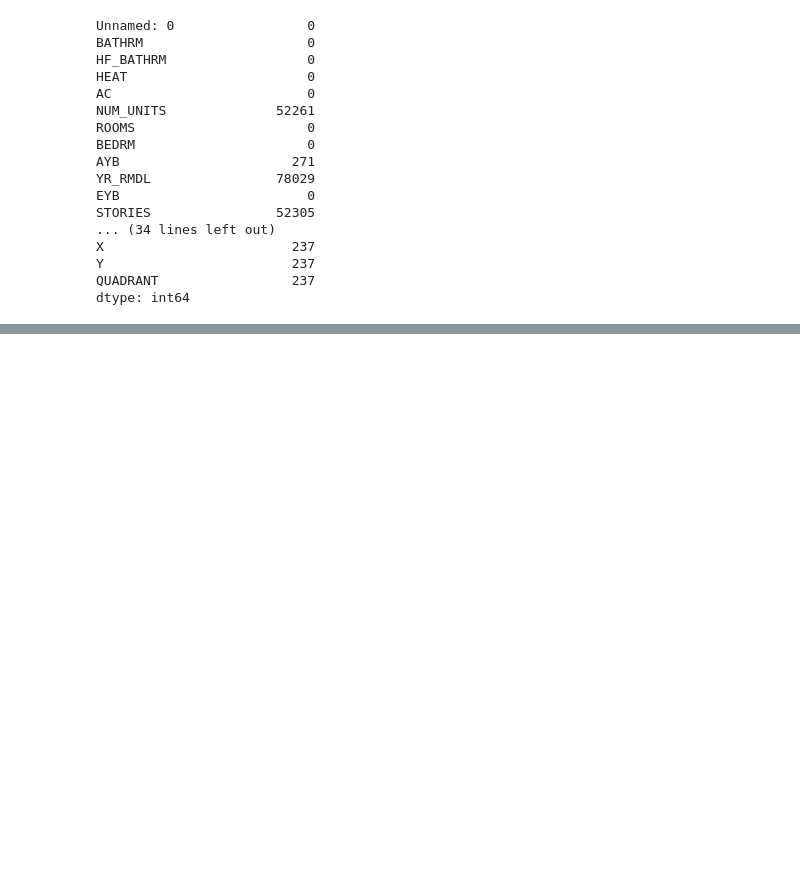
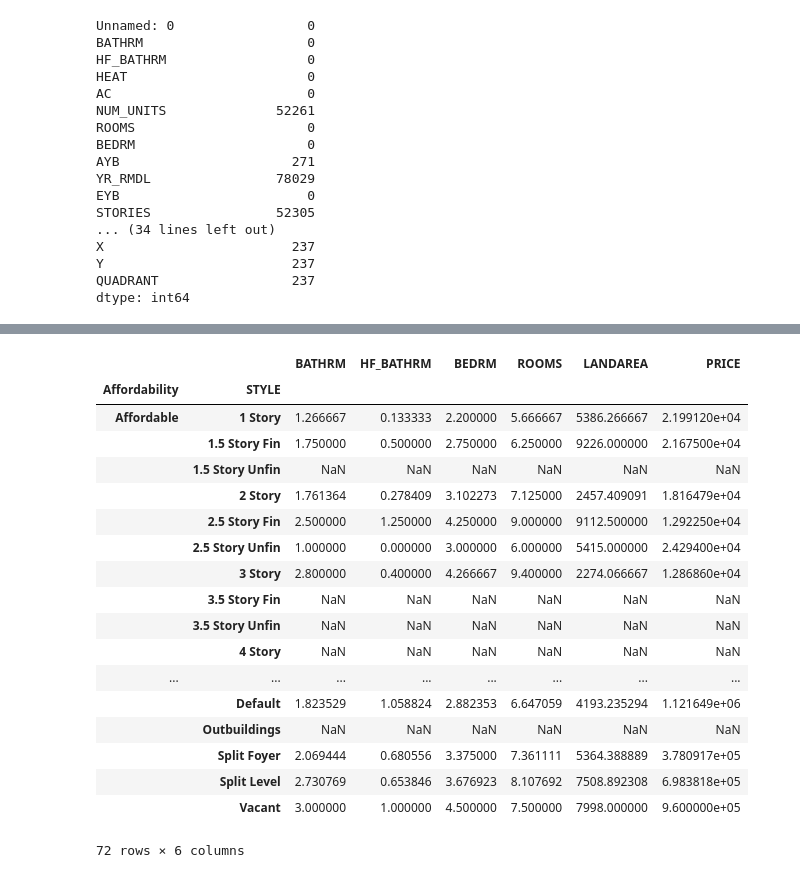
Before and after one commit to vietmyke/DataCamp, a Jupyter notebook: Project1.ipynb, the cells around one changed output, grey strips where cells are left out. Cells and saved outputs as stored; diff of their text form; code cells hidden in the pictures; blank space fills up the shorter version.

```diff
--- a/Project1.ipynb
+++ b/Project1.ipynb
@@ -190,0 +208,5 @@ Name: PRICE, dtype: float64
+# %%
+bins = [0,30000,100000,250000,100000000]
+group_names = ['Affordable','Mid_range','Expensive','Ridiculous']
+nf['Affordability'] = pd.cut(nf['PRICE'], bins, labels=group_names)
+nf.head()
@@ -190,0 +225,22 @@ Name: PRICE, dtype: float64
+# %%
+nf.groupby(['Affordability','STYLE']).mean()
+# %% [output]
+|  |  | BATHRM | HF_BATHRM | BEDRM | ROOMS | LANDAREA | PRICE |
+| Affordability | STYLE |  |  |  |  |  |  |
+| Affordable | 1 Story | 1.266667 | 0.133333 | 2.200000 | 5.666667 | 5386.266667 | 2.199120e+04 |
+|  | 1.5 Story Fin | 1.750000 | 0.500000 | 2.750000 | 6.250000 | 9226.000000 | 2.167500e+04 |
+|  | 1.5 Story Unfin | NaN | NaN | NaN | NaN | NaN | NaN |
+|  | 2 Story | 1.761364 | 0.278409 | 3.102273 | 7.125000 | 2457.409091 | 1.816479e+04 |
+|  | 2.5 Story Fin | 2.500000 | 1.250000 | 4.250000 | 9.000000 | 9112.500000 | 1.292250e+04 |
+|  | 2.5 Story Unfin | 1.000000 | 0.000000 | 3.000000 | 6.000000 | 5415.000000 | 2.429400e+04 |
+|  | 3 Story | 2.800000 | 0.400000 | 4.266667 | 9.400000 | 2274.066667 | 1.286860e+04 |
+|  | 3.5 Story Fin | NaN | NaN | NaN | NaN | NaN | NaN |
+|  | 3.5 Story Unfin | NaN | NaN | NaN | NaN | NaN | NaN |
+|  | 4 Story | NaN | NaN | NaN | NaN | NaN | NaN |
+| ... | ... | ... | ... | ... | ... | ... | ... |
+|  | Default | 1.823529 | 1.058824 | 2.882353 | 6.647059 | 4193.235294 | 1.121649e+06 |
+|  | Outbuildings | NaN | NaN | NaN | NaN | NaN | NaN |
+|  | Split Foyer | 2.069444 | 0.680556 | 3.375000 | 7.361111 | 5364.388889 | 3.780917e+05 |
+|  | Split Level | 2.730769 | 0.653846 | 3.676923 | 8.107692 | 7508.892308 | 6.983818e+05 |
+|  | Vacant | 3.000000 | 1.000000 | 4.500000 | 7.500000 | 7998.000000 | 9.600000e+05 |
+72 rows × 6 columns
```
Also changed, not shown: parts of 9 cells of this notebook.
